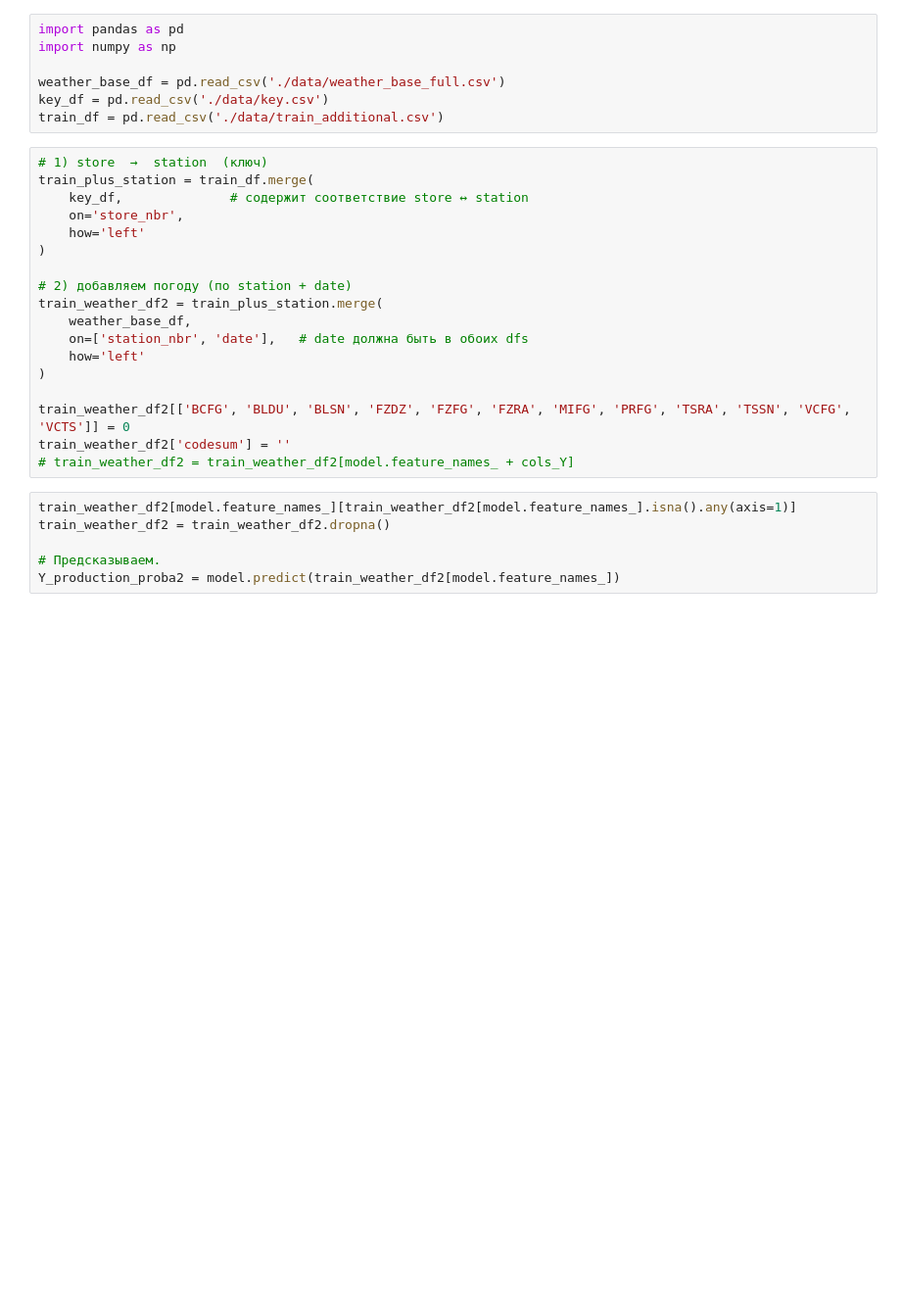
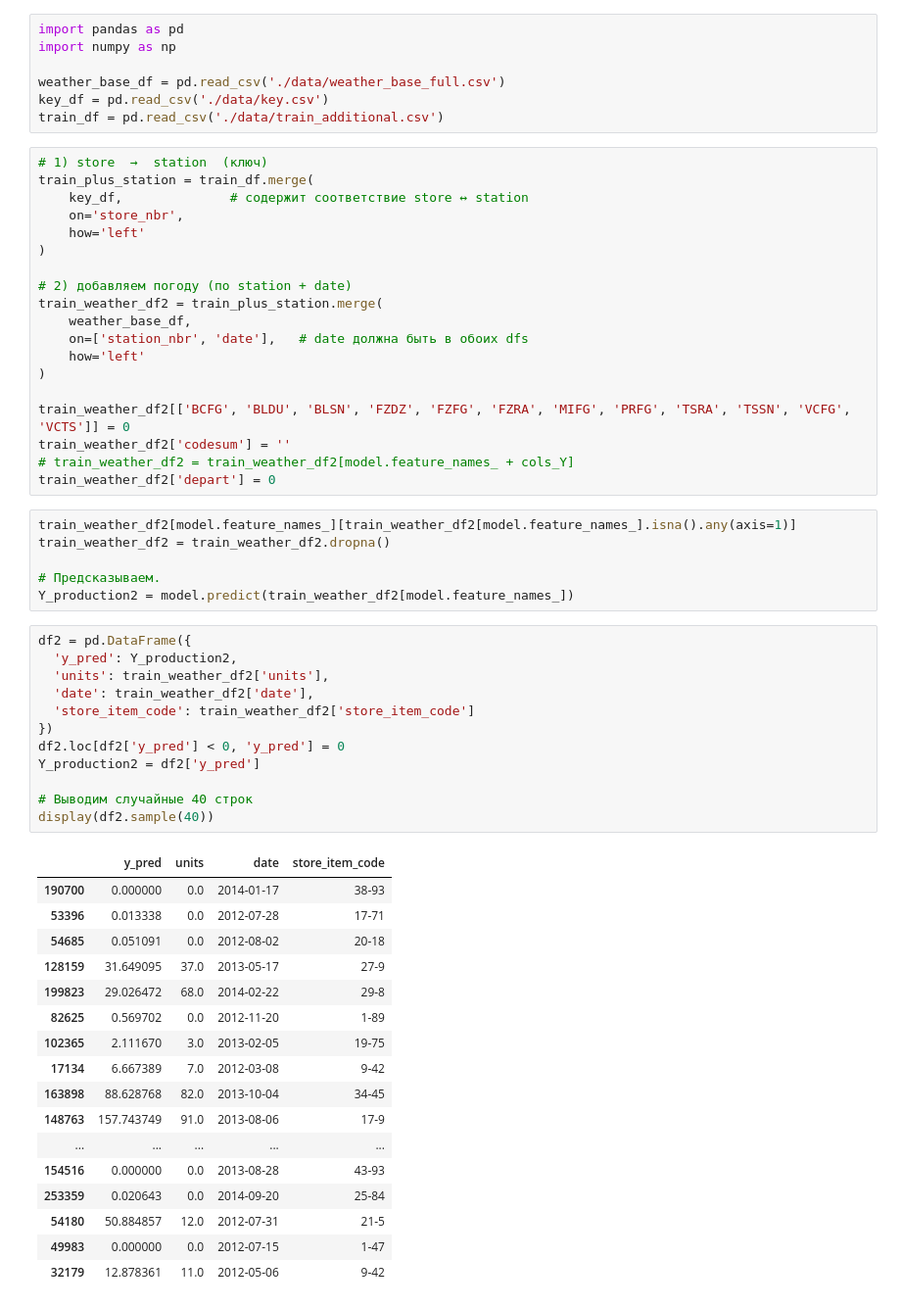
Before and after one commit to AndreyKotelnikov/MFTI_Hackathon_Walmart, a Jupyter notebook: research/AlexZyryanov/5. Таблица для предсказаний.ipynb, the cells around one changed output. Shown at 98% size. Saved outputs shown, nothing was run; the diff lists cells and outputs as text; blank space fills up the shorter version.

```diff
--- a/research/AlexZyryanov/5. Таблица для предсказаний.ipynb
+++ b/research/AlexZyryanov/5. Таблица для предсказаний.ipynb
@@ -257,9 +328,40 @@ train_weather_df2 = train_plus_station.merge(
 train_weather_df2[['BCFG', 'BLDU', 'BLSN', 'FZDZ', 'FZFG', 'FZRA', 'MIFG', 'PRFG', 'TSRA', 'TSSN', 'VCFG', 'VCTS']] = 0
 train_weather_df2['codesum'] = ''
 # train_weather_df2 = train_weather_df2[model.feature_names_ + cols_Y]
+train_weather_df2['depart'] = 0
 # %%
 train_weather_df2[model.feature_names_][train_weather_df2[model.feature_names_].isna().any(axis=1)]
 train_weather_df2 = train_weather_df2.dropna()
 
 # Предсказываем.
-Y_production_proba2 = model.predict(train_weather_df2[model.feature_names_])
+Y_production2 = model.predict(train_weather_df2[model.feature_names_])
+# %%
+df2 = pd.DataFrame({
+  'y_pred': Y_production2,
+  'units': train_weather_df2['units'],
+  'date': train_weather_df2['date'],
+  'store_item_code': train_weather_df2['store_item_code']
+})
+df2.loc[df2['y_pred'] < 0, 'y_pred'] = 0
+Y_production2 = df2['y_pred']
+
+# Выводим случайные 40 строк
+display(df2.sample(40))
+# %% [output]
+|  | y_pred | units | date | store_item_code |
+| 190700 | 0.000000 | 0.0 | 2014-01-17 | 38-93 |
+| 53396 | 0.013338 | 0.0 | 2012-07-28 | 17-71 |
+| 54685 | 0.051091 | 0.0 | 2012-08-02 | 20-18 |
+| 128159 | 31.649095 | 37.0 | 2013-05-17 | 27-9 |
+| 199823 | 29.026472 | 68.0 | 2014-02-22 | 29-8 |
+| 82625 | 0.569702 | 0.0 | 2012-11-20 | 1-89 |
+| 102365 | 2.111670 | 3.0 | 2013-02-05 | 19-75 |
+| 17134 | 6.667389 | 7.0 | 2012-03-08 | 9-42 |
+| 163898 | 88.628768 | 82.0 | 2013-10-04 | 34-45 |
+| 148763 | 157.743749 | 91.0 | 2013-08-06 | 17-9 |
+| ... | ... | ... | ... | ... |
+| 154516 | 0.000000 | 0.0 | 2013-08-28 | 43-93 |
+| 253359 | 0.020643 | 0.0 | 2014-09-20 | 25-84 |
+| 54180 | 50.884857 | 12.0 | 2012-07-31 | 21-5 |
+| 49983 | 0.000000 | 0.0 | 2012-07-15 | 1-47 |
+| 32179 | 12.878361 | 11.0 | 2012-05-06 | 9-42 |
```
Also changed, not shown: parts of 14 cells of this notebook, 2 other files.
